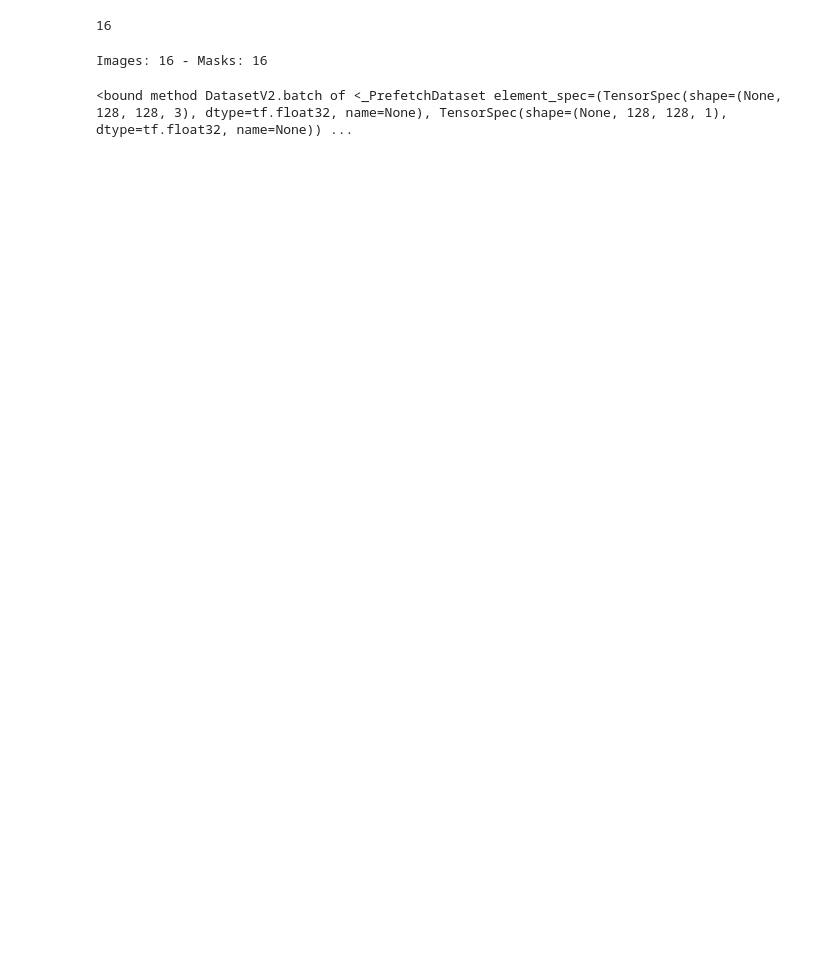
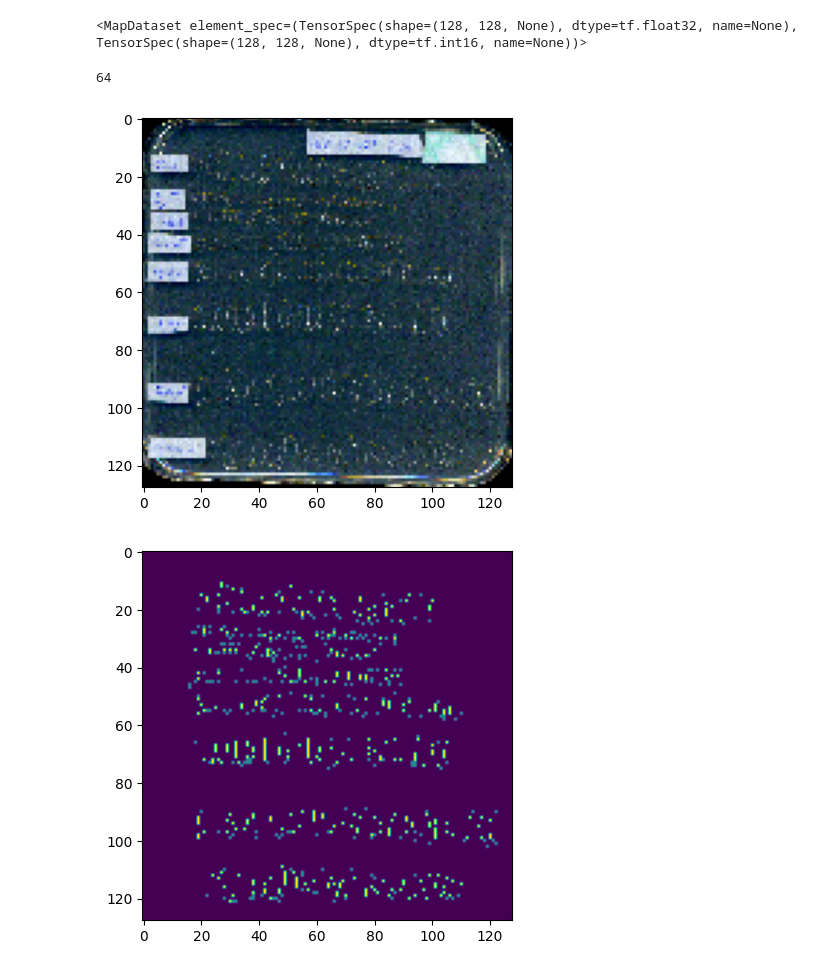
Before and after one commit to DeadArcadiy/SWWH, a Jupyter notebook: segmetation.ipynb, the cells around one changed output. Drawn from its saved outputs; the diff is of its cells as text; code cells hidden in the pictures; blank space fills up the shorter version.

```diff
--- a/segmetation.ipynb
+++ b/segmetation.ipynb
@@ -17,0 +7,4 @@ images, masks = loader(path=path)
+# %%
+path = 'plant_segmentation/dataset/arabidopsis/*/*'
+imagepath = 'plant_segmentation/dataset/arabidopsis/images/*'
+maskspath = 'plant_segmentation/dataset/arabidopsis/masks/'
@@ -18,4 +66,9 @@ images, masks = loader(path=path)
+# %%
+dataset = tf_dataset(imagepath,learning = True)
+dataset
+# %% [output]
+<MapDataset element_spec=(TensorSpec(shape=(128, 128, None), dtype=tf.float32, name=None), TensorSpec(shape=(128, 128, None), dtype=tf.int16, name=None))>
 # %%
-len(images)
+len(dataset)
 # %% [output]
-16
+64
@@ -61,11 +75,11 @@ def tf_dataset(x, y, batch=4):
-# %%
-ath = 'arabidopsis/'
-images, masks = loader(path)
-print(f"Images: {len(images)} - Masks: {len(masks)}")
-
-dataset = tf_dataset(images, masks)
-# %% [output]
-Images: 16 - Masks: 16
+# %%
+for image,mask in dataset.take(1):
+        plt.imshow(tf.keras.utils.array_to_img(image))
+        plt.pause(1)
+        plt.imshow(tf.keras.utils.array_to_img(mask))
+# %% [output]
+[figure, added]
+[figure, added]
 # %%
 def double_conv_block(x, n_filters):
    # Conv2D then ReLU activation
@@ -130,8 +144,4 @@ unet_model = build_unet_model()
 unet_model.compile(optimizer='adam',
                   loss="sparse_categorical_crossentropy",
                   metrics="accuracy",run_eagerly=True)
-# %%
-dataset.batch
-# %% [output]
-<bound method DatasetV2.batch of <_PrefetchDataset element_spec=(TensorSpec(shape=(None, 128, 128, 3), dtype=tf.float32, name=None), TensorSpec(shape=(None, 128, 128, 1), dtype=tf.float32, name=None)) ...
 # %%
```
Also changed, not shown: parts of 13 cells of this notebook, 1 other file.
